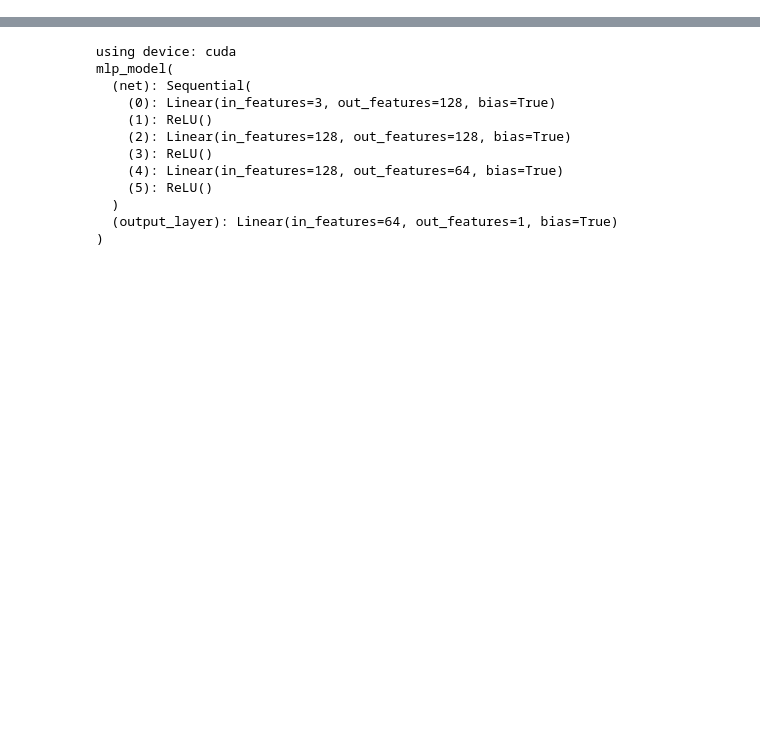
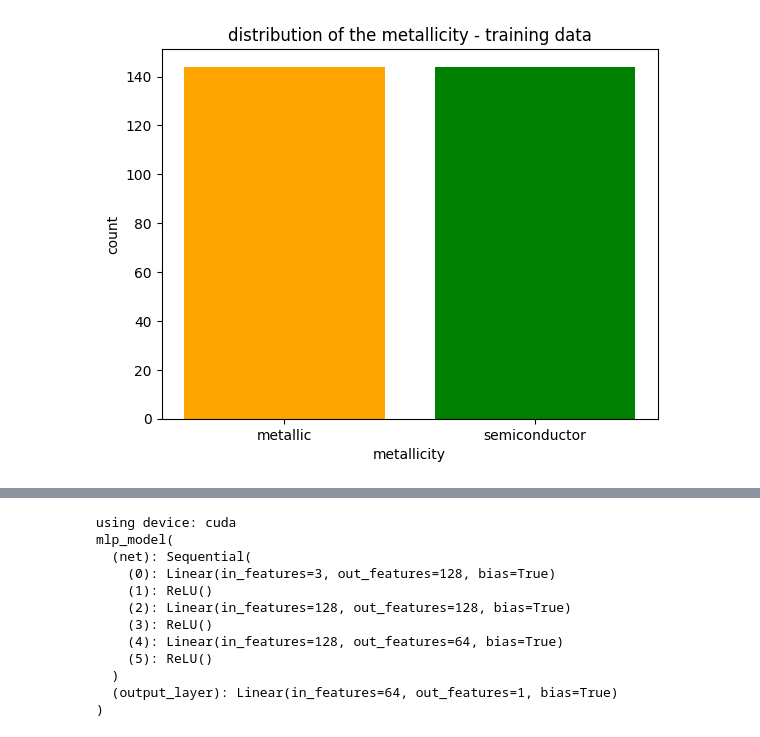
Before and after one commit to q1mora/cnt-property-prediction-using-ml-architectures, a Jupyter notebook: chirality_mlp.ipynb, the cells around one changed output, grey strips where cells are left out. Drawn from its saved outputs; the diff is of its cells as text; code cells hidden in the pictures; blank space fills up the shorter version.

```diff
--- a/chirality_mlp.ipynb
+++ b/chirality_mlp.ipynb
@@ -101,0 +43,26 @@ plt.show()
+# %%
+features = ['n', 'm', 'modulus']
+target = 'metallicity'
+
+x = data[features].values
+y = data[target].values
+
+
+# split into training and testing sets
+x_train, x_test, y_train, y_test = train_test_split(
+    x, y, test_size=0.2, random_state=seed, stratify=y
+)
+
+unique, counts = np.unique(y_train, return_counts=True)
+
+# plot training data
+plt.bar(unique.astype(str), counts, color=['orange', 'green'])
+plt.xticks([0, 1], ['metallic', 'semiconductor'])
+
+plt.xlabel('metallicity')
+plt.ylabel('count')
+plt.title('distribution of the metallicity - training data')
+
+plt.savefig('distribution_of_metallicity_training')
+# %% [output]
+[figure, added]
```
Also changed, not shown: parts of 8 cells of this notebook.
